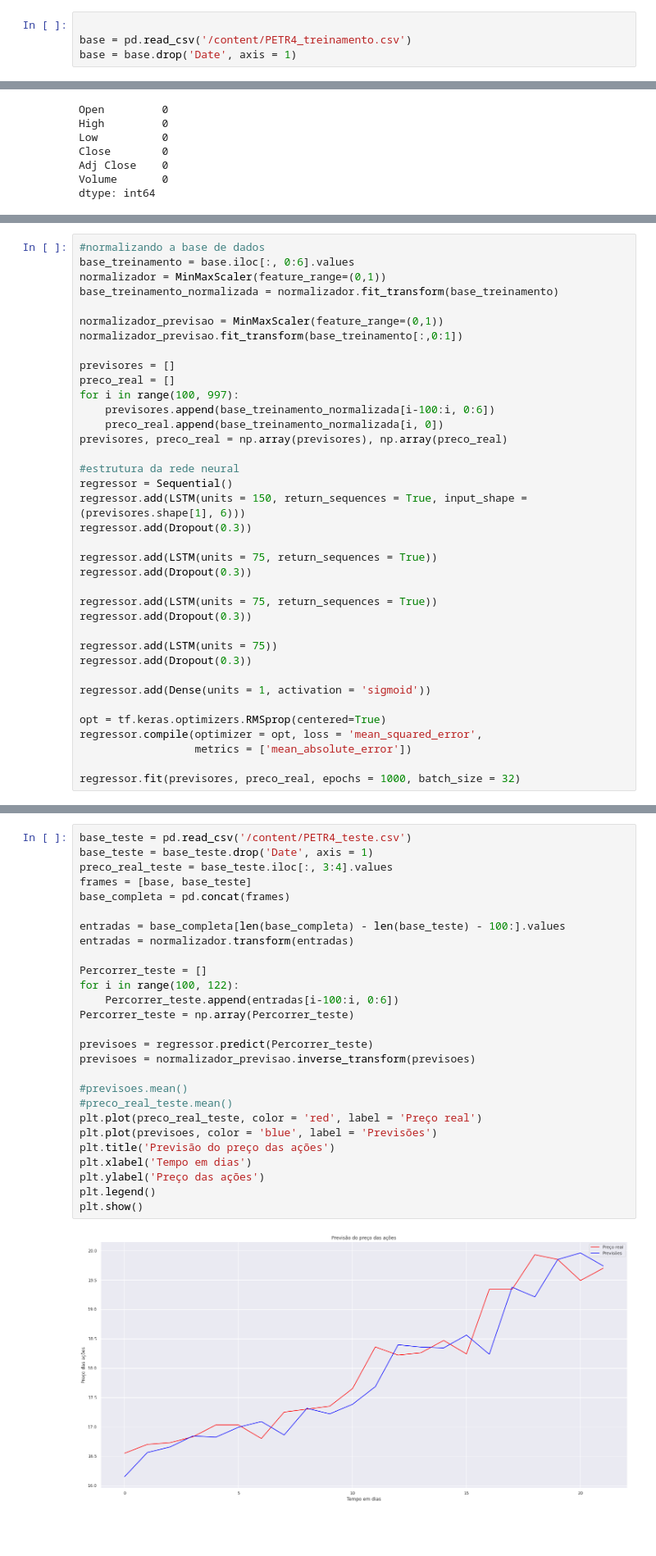
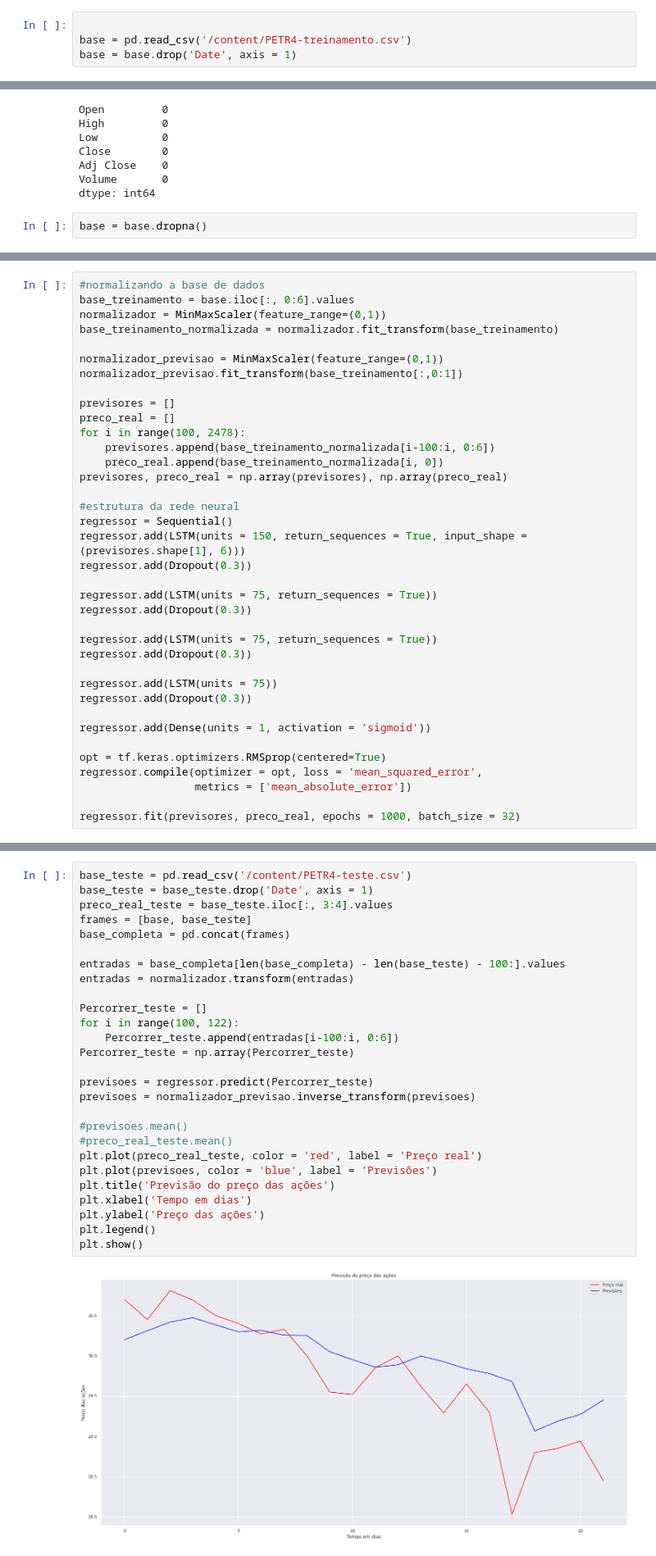
Before and after one commit to claubermartins/Stock-market-prediction, a Jupyter notebook: stock_market_prediction.ipynb, the cells around one changed output, grey strips where cells are left out. Shown at 82% size. Saved outputs shown, nothing was run; the diff lists cells and outputs as text; blank space fills up the shorter version.

```diff
--- a/stock_market_prediction.ipynb
+++ b/stock_market_prediction.ipynb
@@ -48,6 +45,6 @@ Populating the interactive namespace from numpy and matplotlib
 # %%
 
-base = pd.read_csv('/content/PETR4_treinamento.csv')
+base = pd.read_csv('/content/PETR4-treinamento.csv')
 base = base.drop('Date', axis = 1)
 # %%
 base.dtypes
@@ -69,6 +66,8 @@ Close        0
 Adj Close    0
 Volume       0
 dtype: int64
+# %%
+base = base.dropna()
 # %%
 base.sample()
 # %% [output]
@@ -114,7 +113,7 @@ normalizador_previsao.fit_transform(base_treinamento[:,0:1])
 
 previsores = []
 preco_real = []
-for i in range(100, 997):
+for i in range(100, 2478):
     previsores.append(base_treinamento_normalizada[i-100:i, 0:6])
     preco_real.append(base_treinamento_normalizada[i, 0])
 previsores, preco_real = np.array(previsores), np.array(preco_real)
@@ -164,29 +163,29 @@ Epoch 1000/1000
 # %%
-base_teste = pd.read_csv('/content/PETR4_teste.csv')
+base_teste = pd.read_csv('/content/PETR4-teste.csv')
 base_teste = base_teste.drop('Date', axis = 1)
 preco_real_teste = base_teste.iloc[:, 3:4].values
 frames = [base, base_teste]
 base_completa = pd.concat(frames)
 
 entradas = base_completa[len(base_completa) - len(base_teste) - 100:].values
 entradas = normalizador.transform(entradas)
 
 Percorrer_teste = []
 for i in range(100, 122):
     Percorrer_teste.append(entradas[i-100:i, 0:6])
 Percorrer_teste = np.array(Percorrer_teste)
 
 previsoes = regressor.predict(Percorrer_teste)
 previsoes = normalizador_previsao.inverse_transform(previsoes)
 
 #previsoes.mean()
 #preco_real_teste.mean()
 plt.plot(preco_real_teste, color = 'red', label = 'Preço real')
 plt.plot(previsoes, color = 'blue', label = 'Previsões')
 plt.title('Previsão do preço das ações')
 plt.xlabel('Tempo em dias')
 plt.ylabel('Preço das ações')
 plt.legend()
 plt.show()
 # %% [output]
-[figure, old version]
+[figure, new version]
```
Also changed, not shown: parts of 12 cells of this notebook.
